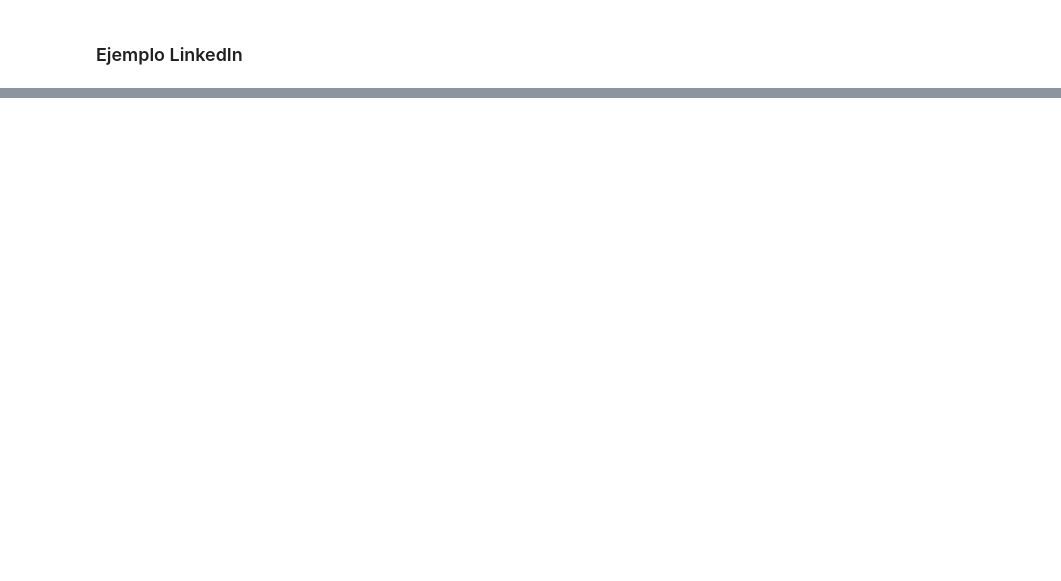
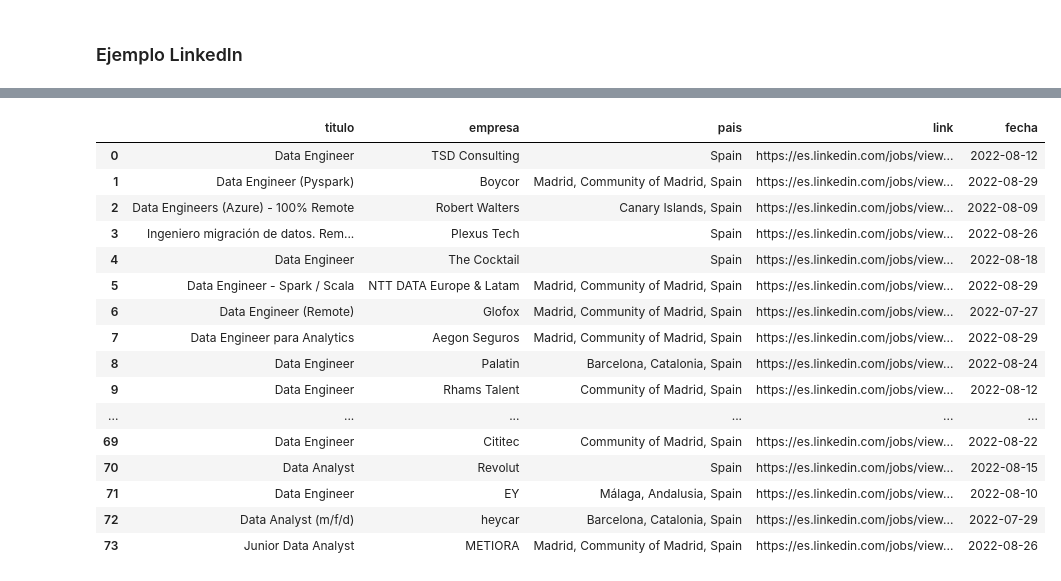
Before and after one commit to Ironhack-Data-Madrid-Agosto-2022/Apuntes-de-clase, a Jupyter notebook: semana_4/2.2 - Web Scraping (bs4).ipynb, the cells around one changed output, grey strips where cells are left out. Drawn from its saved outputs; the diff is of its cells as text; code cells hidden in the pictures; blank space fills up the shorter version.

```diff
--- a/semana_4/2.2 - Web Scraping (bs4).ipynb
+++ b/semana_4/2.2 - Web Scraping (bs4).ipynb
@@ -77,0 +341,8 @@ https://tools.keycdn.com/geo
+# %%
+html=req.get(url).text
+
+sopa=bs(html, 'html.parser')
+# %%
+tarjetas=sopa.find('ul', class_='jobs-search__results-list')
+
+len(tarjetas.find_all('li'))
@@ -77,0 +351,12 @@ https://tools.keycdn.com/geo
+# %%
+curro=tarjetas.find_all('li')[0]
+
+titulo=curro.find('h3').text.strip()
+
+empresa=curro.find('h4').text.strip()
+
+pais=curro.find('span', class_="job-search-card__location").text.strip()
+
+link_curro=curro.find('a').attrs['href']
+
+fecha_publi=curro.find('time').attrs['datetime']
@@ -77,0 +424,2 @@ https://tools.keycdn.com/geo
+# %%
+df_linkedin=linkedin('ingeniero de datos', 'spain', 600000, 3)
@@ -77,0 +439,22 @@ https://tools.keycdn.com/geo
+# %%
+from IPython.display import HTML
+
+HTML(df_linkedin.to_html(render_links=True))
+# %% [output]
+|  | titulo | empresa | pais | link | fecha |
+| 0 | Data Engineer | TSD Consulting | Spain | https://es.linkedin.com/jobs/view... | 2022-08-12 |
+| 1 | Data Engineer (Pyspark) | Boycor | Madrid, Community of Madrid, Spain | https://es.linkedin.com/jobs/view... | 2022-08-29 |
+| 2 | Data Engineers (Azure) - 100% Remote | Robert Walters | Canary Islands, Spain | https://es.linkedin.com/jobs/view... | 2022-08-09 |
+| 3 | Ingeniero migración de datos. Rem... | Plexus Tech | Spain | https://es.linkedin.com/jobs/view... | 2022-08-26 |
+| 4 | Data Engineer | The Cocktail | Spain | https://es.linkedin.com/jobs/view... | 2022-08-18 |
+| 5 | Data Engineer - Spark / Scala | NTT DATA Europe & Latam | Madrid, Community of Madrid, Spain | https://es.linkedin.com/jobs/view... | 2022-08-29 |
+| 6 | Data Engineer (Remote) | Glofox | Madrid, Community of Madrid, Spain | https://es.linkedin.com/jobs/view... | 2022-07-27 |
+| 7 | Data Engineer para Analytics | Aegon Seguros | Madrid, Community of Madrid, Spain | https://es.linkedin.com/jobs/view... | 2022-08-29 |
+| 8 | Data Engineer | Palatin | Barcelona, Catalonia, Spain | https://es.linkedin.com/jobs/view... | 2022-08-24 |
+| 9 | Data Engineer | Rhams Talent | Community of Madrid, Spain | https://es.linkedin.com/jobs/view... | 2022-08-12 |
+| ... | ... | ... | ... | ... | ... |
+| 69 | Data Engineer | Cititec | Community of Madrid, Spain | https://es.linkedin.com/jobs/view... | 2022-08-22 |
+| 70 | Data Analyst | Revolut | Spain | https://es.linkedin.com/jobs/view... | 2022-08-15 |
+| 71 | Data Engineer | EY | Málaga, Andalusia, Spain | https://es.linkedin.com/jobs/view... | 2022-08-10 |
+| 72 | Data Analyst (m/f/d) | heycar | Barcelona, Catalonia, Spain | https://es.linkedin.com/jobs/view... | 2022-07-29 |
+| 73 | Junior Data Analyst | METIORA | Madrid, Community of Madrid, Spain | https://es.linkedin.com/jobs/view... | 2022-08-26 |
```
Also changed, not shown: parts of 32 cells of this notebook.
